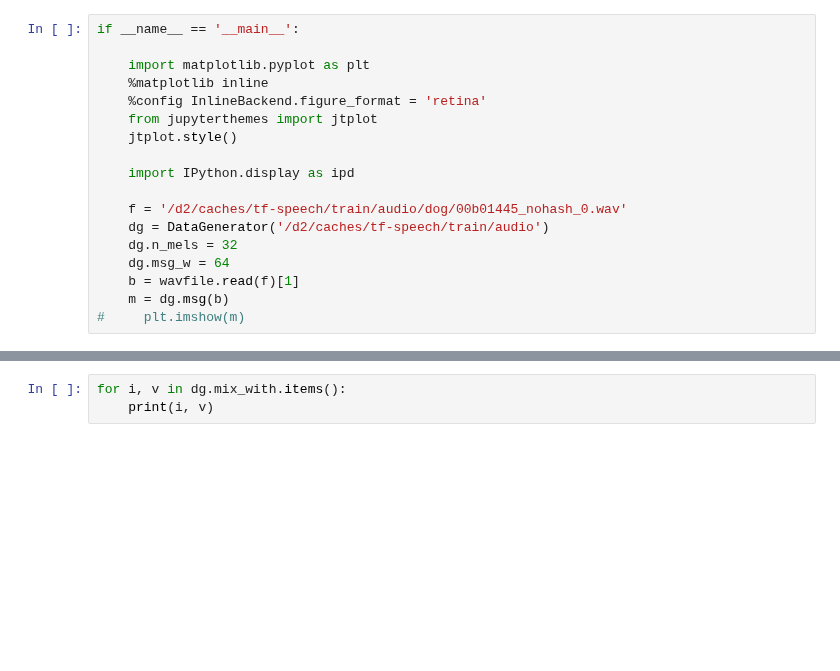
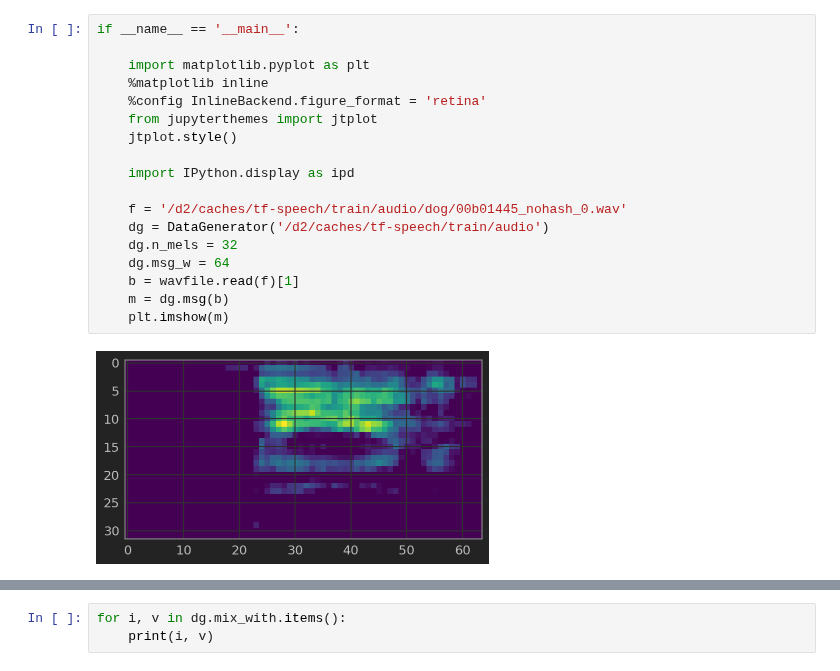
Before and after one commit to myurasov/Kaggle-TF-Speech, a Jupyter notebook: data-generation.ipynb, the cells around one changed output, grey strips where cells are left out. Saved outputs shown, nothing was run; the diff lists cells and outputs as text; blank space fills up the shorter version.

```diff
--- a/data-generation.ipynb
+++ b/data-generation.ipynb
@@ -187,18 +201,20 @@ class DataGenerator(object):
 # %%
 if __name__ == '__main__':
 
     import matplotlib.pyplot as plt
     %matplotlib inline
     %config InlineBackend.figure_format = 'retina'
     from jupyterthemes import jtplot
     jtplot.style()
 
     import IPython.display as ipd
 
     f = '/d2/caches/tf-speech/train/audio/dog/00b01445_nohash_0.wav'
     dg = DataGenerator('/d2/caches/tf-speech/train/audio')
     dg.n_mels = 32
     dg.msg_w = 64
     b = wavfile.read(f)[1]
     m = dg.msg(b)
-#     plt.imshow(m)
+    plt.imshow(m)
+# %% [output]
+[figure, added]
```
Also changed, not shown: parts of 5 cells of this notebook.
